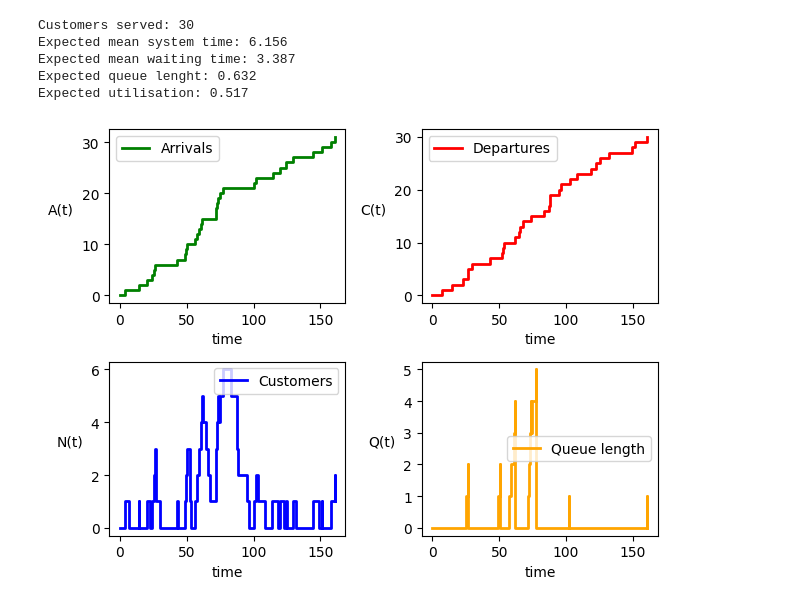
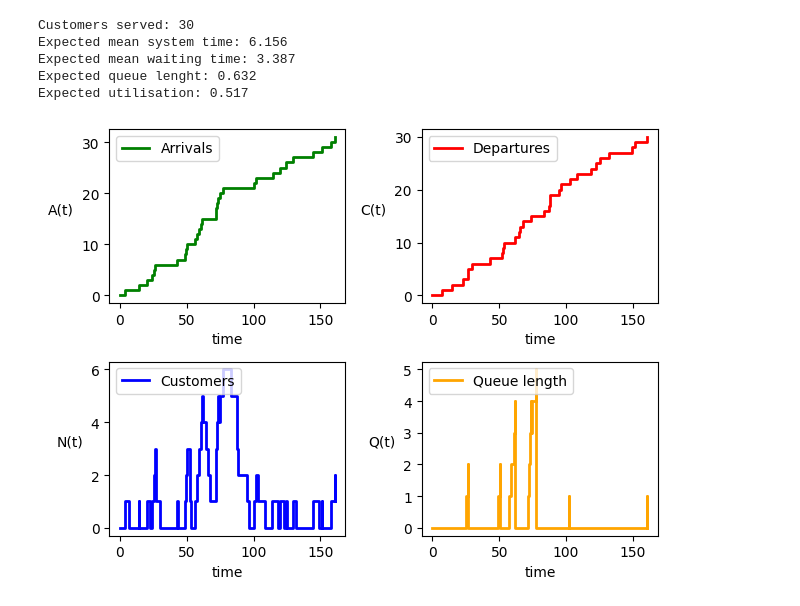
Before and after one commit to BETuncay/DiscreteEventSimulation, a Jupyter notebook: discrete_event_sim.ipynb, the cells around one changed output. Cells and saved outputs as stored; diff of their text form; code cells hidden in the pictures.

Commit message:
Fixed legend location

```diff
--- a/discrete_event_sim.ipynb
+++ b/discrete_event_sim.ipynb
@@ -200,22 +200,22 @@ Expected utilisation: 0.517
 # %%
 # plot customer numbers over time
 fig, ax = plt.subplots(2, 2, tight_layout=True)
 ax[0,0].step([d[0] for d in des.arrival_plot], [d[1] for d in des.arrival_plot], 'g', where='post', label='Arrivals', linewidth=2)
 ax[0,1].step([d[0] for d in des.departure_plot], [d[1] for d in des.departure_plot], 'r', where='post', label='Departures', linewidth=2)
 ax[1,0].step([d[0] for d in des.number_in_system_plot], [d[1] for d in des.number_in_system_plot], 'b', where='post', label='Customers', linewidth=2)
 ax[1,1].step([d[0] for d in des.queue_plot], [d[1] for d in des.queue_plot], color='orange', where='post', label='Queue length', linewidth=2)
 
 ax[0,0].set_xlabel('time')
 ax[0,0].set_ylabel('A(t)', rotation=0, labelpad=15)
 ax[0,1].set_xlabel('time')
 ax[0,1].set_ylabel('C(t)', rotation=0, labelpad=15)
 ax[1,0].set_xlabel('time')
 ax[1,0].set_ylabel('N(t)', rotation=0, labelpad=15)
 ax[1,1].set_xlabel('time')
 ax[1,1].set_ylabel('Q(t)', rotation=0, labelpad=15)
 
 for a in ax.flat:
-    a.legend()
+    a.legend(loc="upper left")
 plt.show()
 # %% [output]
-[figure, old version]
+[figure, new version]
```
